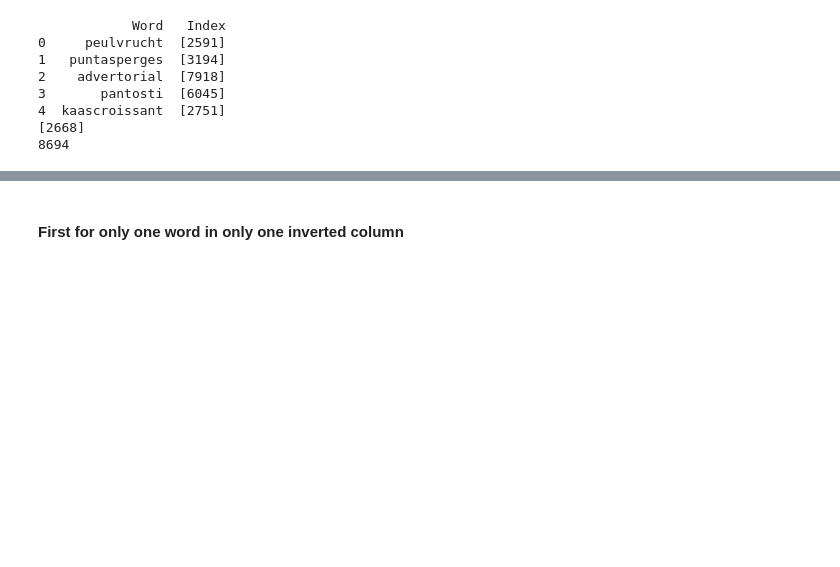
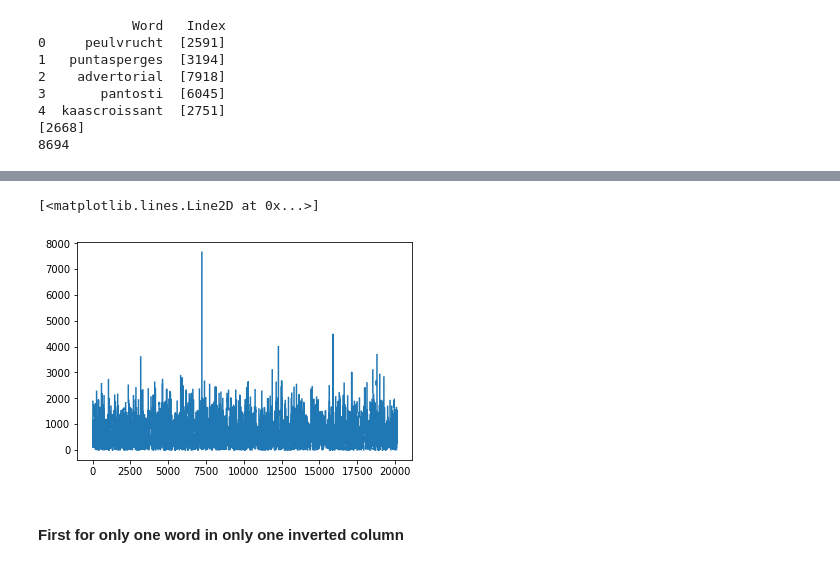
Before and after one commit to karkrakaren/Information-Retrieval, a Jupyter notebook: Retrieval system v1.1.ipynb, the cells around one changed output, grey strips where cells are left out. Saved outputs shown, nothing was run; the diff lists cells and outputs as text; code cells hidden in the pictures; blank space fills up the shorter version.

```diff
--- a/Retrieval system v1.1.ipynb
+++ b/Retrieval system v1.1.ipynb
@@ -122,3 +148,8 @@ inverted_title_dict = pd.Series(inverted_title_pd.Index.values,index=inverted_ti
+# %%
+plt.plot(data['sodium'])
+# %% [output]
+[<matplotlib.lines.Line2D at 0x...>]
+[figure, added]
 # %% [markdown]
 #### First for only one word in only one inverted column
 # %%
```
Also changed, not shown: parts of 2 cells of this notebook.
